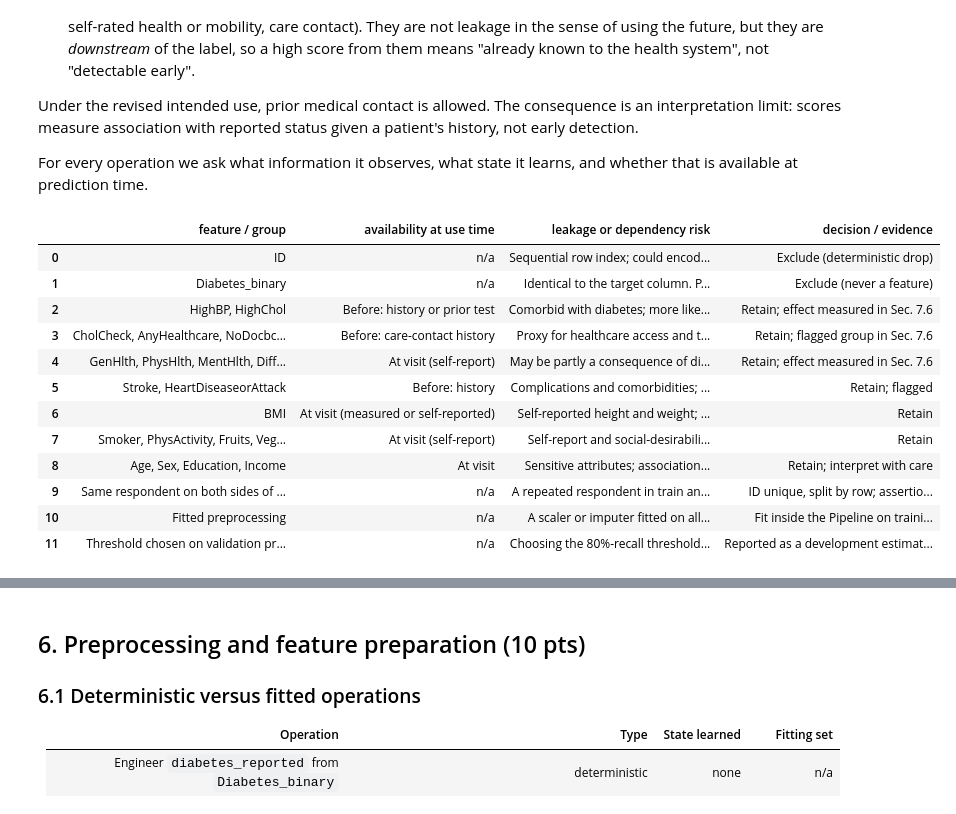
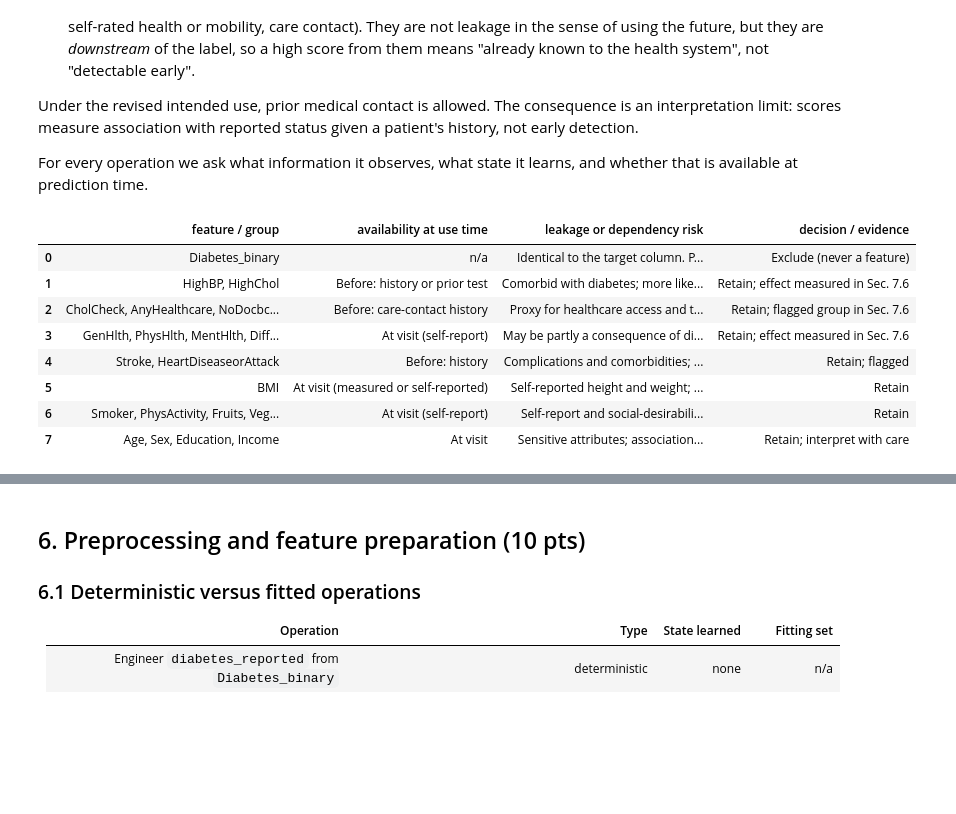
Before and after one commit to charlotteprior/data-5040-2026, a Jupyter notebook: milestone2.ipynb, the cells around one changed output, grey strips where cells are left out. Saved outputs shown, nothing was run; the diff lists cells and outputs as text; code cells hidden in the pictures; blank space fills up the shorter version.

```diff
--- a/milestone2.ipynb
+++ b/milestone2.ipynb
@@ -593,34 +550,26 @@ Under the revised intended use, prior medical contact is allowed. The consequenc
 For every operation we ask what information it observes, what state it learns, and whether that is available at prediction time.
 # %%
 leakage = pd.DataFrame([
- ("ID", "n/a", "Sequential row index; could encode file order. No signal.", "Exclude (deterministic drop)"),
  ("Diabetes_binary", "n/a", "Identical to the target column. Perfect leak if used as a feature.", "Exclude (never a feature)"),
  ("HighBP, HighChol", "Before: history or prior test", "Comorbid with diabetes; more likely recorded after contact with care. Dependency, not future information.", "Retain; effect measured in Sec. 7.6"),
  ("CholCheck, AnyHealthcare, NoDocbcCost", "Before: care-contact history", "Proxy for healthcare access and testing frequency, which affects whether diabetes is diagnosed (so what the label means).", "Retain; flagged group in Sec. 7.6"),
  ("GenHlth, PhysHlth, MentHlth, DiffWalk", "At visit (self-report)", "May be partly a consequence of diabetes; self-report error.", "Retain; effect measured in Sec. 7.6"),
  ("Stroke, HeartDiseaseorAttack", "Before: history", "Complications and comorbidities; may follow diabetes in time.", "Retain; flagged"),
  ("BMI", "At visit (measured or self-reported)", "Self-reported height and weight; weight may change after diagnosis. No future information.", "Retain"),
  ("Smoker, PhysActivity, Fruits, Veggies, HvyAlcoholConsump", "At visit (self-report)", "Self-report and social-desirability error. None identified otherwise.", "Retain"),
  ("Age, Sex, Education, Income", "At visit", "Sensitive attributes; associations may reflect structural factors rather than biology. No leakage.", "Retain; interpret with care"),
- ("Same respondent on both sides of the split", "n/a", "A repeated respondent in train and test would inflate scores.", "ID unique, split by row; assertions in Sec. 0.4 and 9.2. Identical answers from different IDs are different respondents and are kept"),
- ("Fitted preprocessing", "n/a", "A scaler or imputer fitted on all data would leak validation statistics.", "Fit inside the Pipeline on training folds only (Sec. 6, 9.3)"),
- ("Threshold chosen on validation predictions", "n/a", "Choosing the 80%-recall threshold on out-of-fold predictions uses validation labels.", "Reported as a development estimate; the test set is not used for it"),
 ], columns=["feature / group", "availability at use time", "leakage or dependency risk", "decision / evidence"])
 leakage.style.set_properties(**{"text-align": "left", "white-space": "pre-wrap"})
 # %% [output]
 |  | feature / group | availability at use time | leakage or dependency risk | decision / evidence |
-| 0 | ID | n/a | Sequential row index; could encod... | Exclude (deterministic drop) |
-| 1 | Diabetes_binary | n/a | Identical to the target column. P... | Exclude (never a feature) |
-| 2 | HighBP, HighChol | Before: history or prior test | Comorbid with diabetes; more like... | Retain; effect measured in Sec. 7.6 |
-| 3 | CholCheck, AnyHealthcare, NoDocbc... | Before: care-contact history | Proxy for healthcare access and t... | Retain; flagged group in Sec. 7.6 |
-| 4 | GenHlth, PhysHlth, MentHlth, Diff... | At visit (self-report) | May be partly a consequence of di... | Retain; effect measured in Sec. 7.6 |
-| 5 | Stroke, HeartDiseaseorAttack | Before: history | Complications and comorbidities; ... | Retain; flagged |
-| 6 | BMI | At visit (measured or self-reported) | Self-reported height and weight; ... | Retain |
-| 7 | Smoker, PhysActivity, Fruits, Veg... | At visit (self-report) | Self-report and social-desirabili... | Retain |
-| 8 | Age, Sex, Education, Income | At visit | Sensitive attributes; association... | Retain; interpret with care |
-| 9 | Same respondent on both sides of ... | n/a | A repeated respondent in train an... | ID unique, split by row; assertio... |
-| 10 | Fitted preprocessing | n/a | A scaler or imputer fitted on all... | Fit inside the Pipeline on traini... |
-| 11 | Threshold chosen on validation pr... | n/a | Choosing the 80%-recall threshold... | Reported as a development estimat... |
+| 0 | Diabetes_binary | n/a | Identical to the target column. P... | Exclude (never a feature) |
+| 1 | HighBP, HighChol | Before: history or prior test | Comorbid with diabetes; more like... | Retain; effect measured in Sec. 7.6 |
+| 2 | CholCheck, AnyHealthcare, NoDocbc... | Before: care-contact history | Proxy for healthcare access and t... | Retain; flagged group in Sec. 7.6 |
+| 3 | GenHlth, PhysHlth, MentHlth, Diff... | At visit (self-report) | May be partly a consequence of di... | Retain; effect measured in Sec. 7.6 |
+| 4 | Stroke, HeartDiseaseorAttack | Before: history | Complications and comorbidities; ... | Retain; flagged |
+| 5 | BMI | At visit (measured or self-reported) | Self-reported height and weight; ... | Retain |
+| 6 | Smoker, PhysActivity, Fruits, Veg... | At visit (self-report) | Self-report and social-desirabili... | Retain |
+| 7 | Age, Sex, Education, Income | At visit | Sensitive attributes; association... | Retain; interpret with care |
 # %% [markdown]
 **Still needs verification.**
 1. Exact BRFSS wording and time frame of each item (for example, whether HighBP and HighChol mean "ever told" or "told on more than one visit"). Source: CDC codebook; UCI cites the BRFSS variables `_AGEG5YR`, `EDUCA` and `INCOME2` for `Age`, `Education` and `Income`.
```
Also changed, not shown: parts of 37 cells of this notebook.
